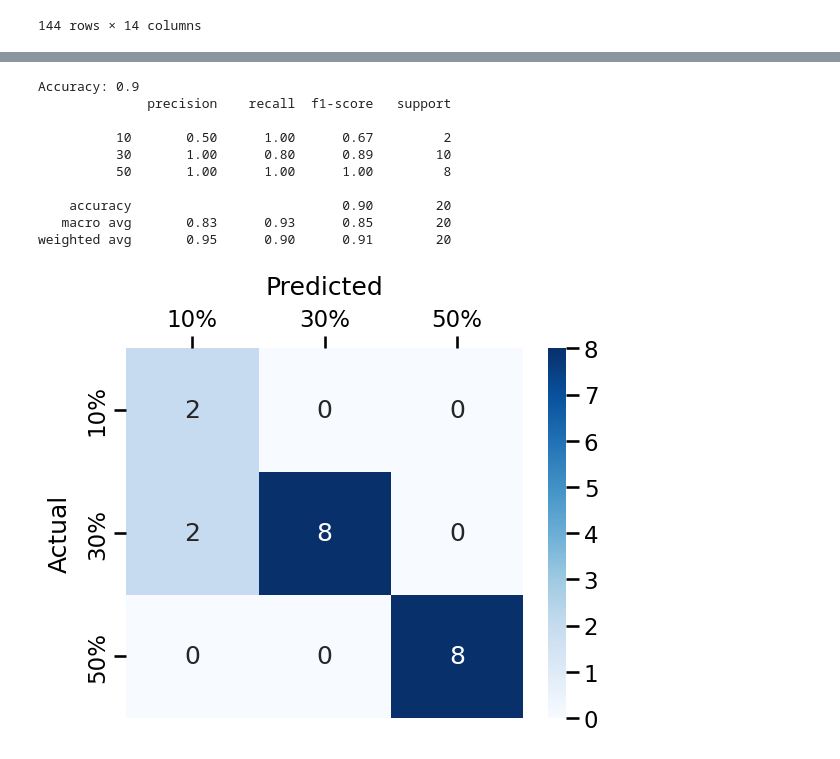
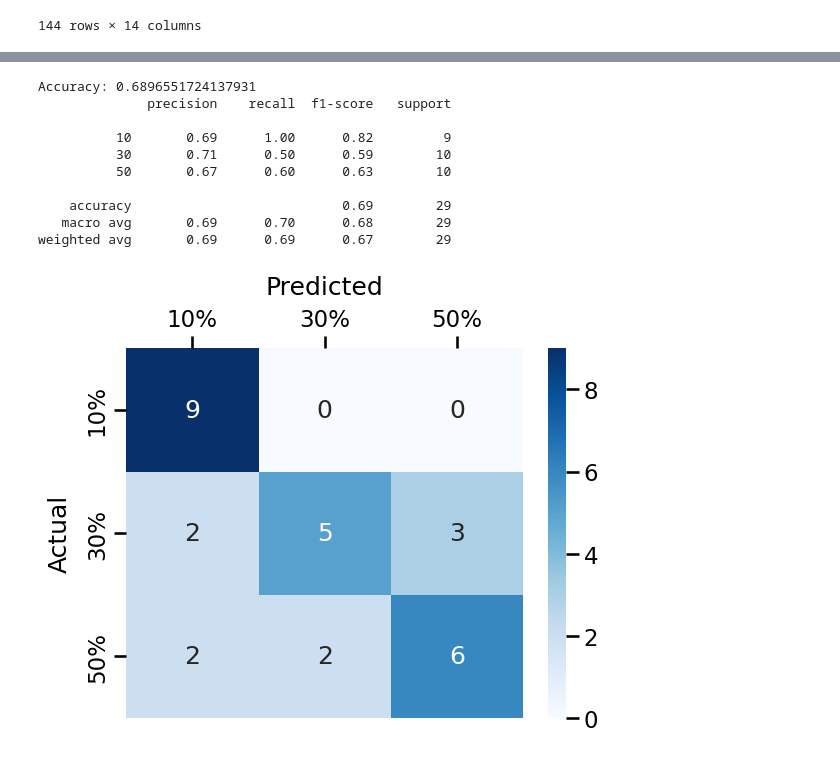
Before and after one commit to gagetylee/mvc-classification, a Jupyter notebook: notebooks/classification-sep.ipynb, the cells around one changed output, grey strips where cells are left out. Saved outputs shown, nothing was run; the diff lists cells and outputs as text; code cells hidden in the pictures.

Commit message:
add decision level fusion

```diff
--- a/notebooks/classification-sep.ipynb
+++ b/notebooks/classification-sep.ipynb
@@ -57,6 +58,6 @@ signals
 # Channel selection
 from preprocessing.channel_selection_np import extract_channels
 
-selected_channels = extract_channels(signals, 10)
+selected_channels = extract_channels(signals, 16)
 # %%
 # Preprocess signal data
@@ -103,11 +177,11 @@ fft
 from sklearn.model_selection import train_test_split
 from sklearn.preprocessing import StandardScaler
 
-# Split and scale data
-X = fft.drop(['signal', 'channel', '%mvc'], axis=1)
-y = fft['%mvc']
-X_train, X_test, y_train, y_test = train_test_split(X, y, test_size=0.2, random_state=19)
+scaler = StandardScaler()
+cols_to_scale = ['rms', 'mav', 'wl', 'mean_freq']
 
-scaler = StandardScaler()
-X_train_scaled = scaler.fit_transform(X_train)
-X_test_scaled = scaler.transform(X_test)
+X_train_scaled = scaler.fit_transform(X_train[cols_to_scale])
+X_test_scaled = scaler.transform(X_test[cols_to_scale])
+
+X_train[cols_to_scale] = X_train_scaled
+X_test[cols_to_scale] = X_test_scaled
@@ -114,42 +199,54 @@ X_test_scaled = scaler.transform(X_test)
 # %%
-# train model
+# # train model
 from model.train_model import train_model
 
-model = train_model(X_train_scaled, y_train)
+model = train_model(X_train, y_train)
+# %%
+# predictions
+predictions = {}
+for (signal, channel), data in X_test.groupby(level=['signal', 'channel']):
+    predictions[(signal, channel)] = model.predict(data)[0]
+
+data = [(signal, channel, pred) for (signal, channel), pred in predictions.items()]
+predictions_df = pd.DataFrame(data, columns=['signal', 'channel', 'prediction'])
+predictions_df = predictions_df.pivot(index='signal', columns='channel', values='prediction')
+predictions_df
+
+final_predictions = predictions_df.mode(axis=1)[0]
 # %%
 from sklearn.metrics import accuracy_score, classification_report
 import seaborn as sns
 import matplotlib.pyplot as plt
 from sklearn.metrics import confusion_matrix
 
 # Evaluate model
-y_pred = model.predict(X_test_scaled)
 
-accuracy = accuracy_score(y_test, y_pred)
-report = classification_report(y_test, y_pred)
+
+accuracy = accuracy_score(y_test, final_predictions)
+report = classification_report(y_test, final_predictions)
 
 print(f'Accuracy: {accuracy}')
 print(report)
 
-conf_matrix = confusion_matrix(y_test, y_pred)
+conf_matrix = confusion_matrix(y_test, final_predictions)
 sns.set_context('talk')
 
 ax = sns.heatmap(conf_matrix, annot=True, fmt='d', cmap='Blues', xticklabels=['10%','30%','50%'], yticklabels=['10%','30%','50%'])
 ax.xaxis.tick_top()
 ax.set_xlabel('Predicted', labelpad=10)
 ax.set_ylabel('Actual', labelpad=10)
 ax.xaxis.set_label_position('top')
 
 plt.show()
 # %% [output]
-Accuracy: 0.9
+Accuracy: 0.6896551724137931
               precision    recall  f1-score   support
 
-          10       0.50      1.00      0.67         2
-          30       1.00      0.80      0.89        10
-          50       1.00      1.00      1.00         8
+          10       0.69      1.00      0.82         9
+          30       0.71      0.50      0.59        10
+          50       0.67      0.60      0.63        10
 
-    accuracy                           0.90        20
-   macro avg       0.83      0.93      0.85        20
-weighted avg       0.95      0.90      0.91        20
+    accuracy                           0.69        29
+   macro avg       0.69      0.70      0.68        29
+weighted avg       0.69      0.69      0.67        29
-[figure, old version]
+[figure, new version]
```
Also changed, not shown: parts of 7 cells of this notebook, 1 other file.
